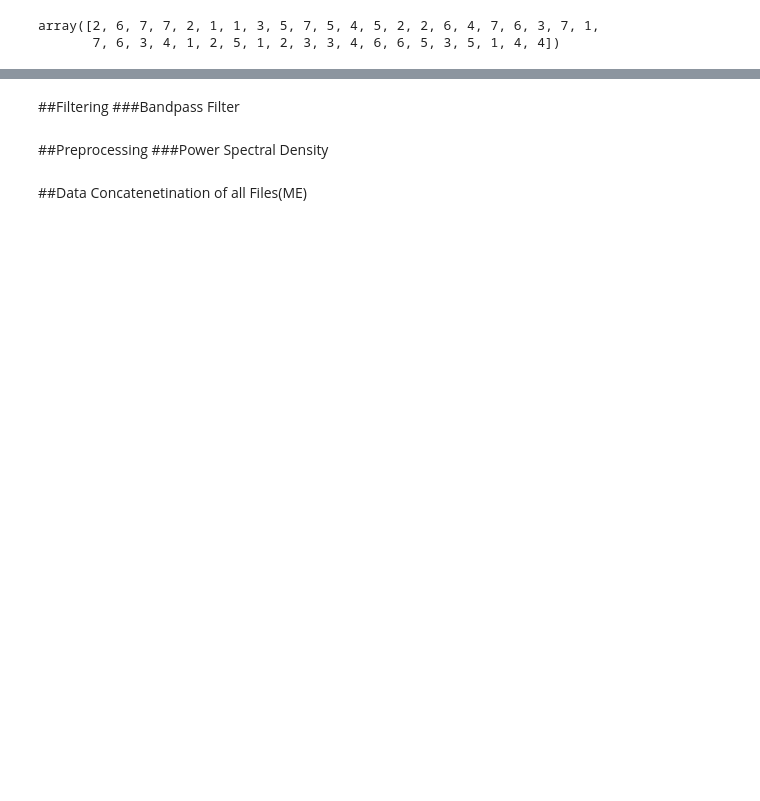
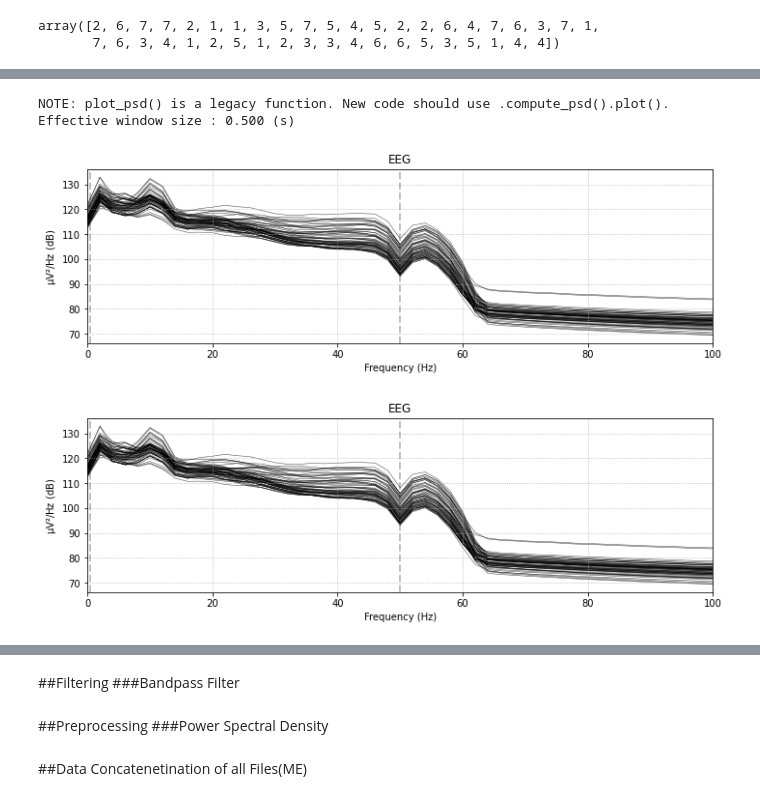
Before and after one commit to Pratyay1010/Robot-Navigation-From-Motor-Imaginary-Signals, a Jupyter notebook: eeg_v2.ipynb, the cells around one changed output, grey strips where cells are left out. Drawn from its saved outputs; the diff is of its cells as text; code cells hidden in the pictures; blank space fills up the shorter version.

```diff
--- a/eeg_v2.ipynb
+++ b/eeg_v2.ipynb
@@ -236,0 +258,2 @@ NameError: ignored
+# %%
+raw_filter = raw.copy().filter(0.5,50)
@@ -236,0 +280,7 @@ NameError: ignored
+# %%
+raw_filter.plot_psd(fmax=100)
+# %% [output]
+NOTE: plot_psd() is a legacy function. New code should use .compute_psd().plot().
+Effective window size : 0.500 (s)
+[figure, added]
+[figure, added]
```
Also changed, not shown: parts of 45 cells of this notebook.
